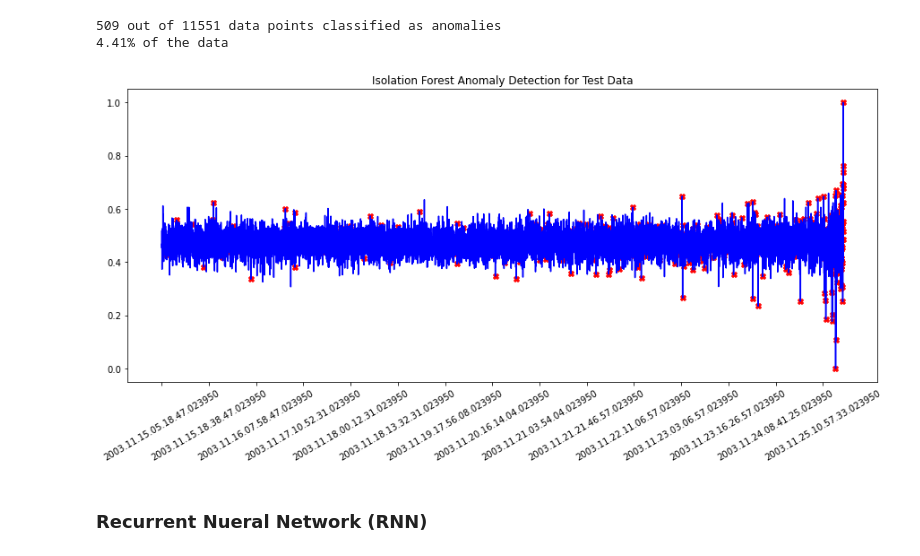
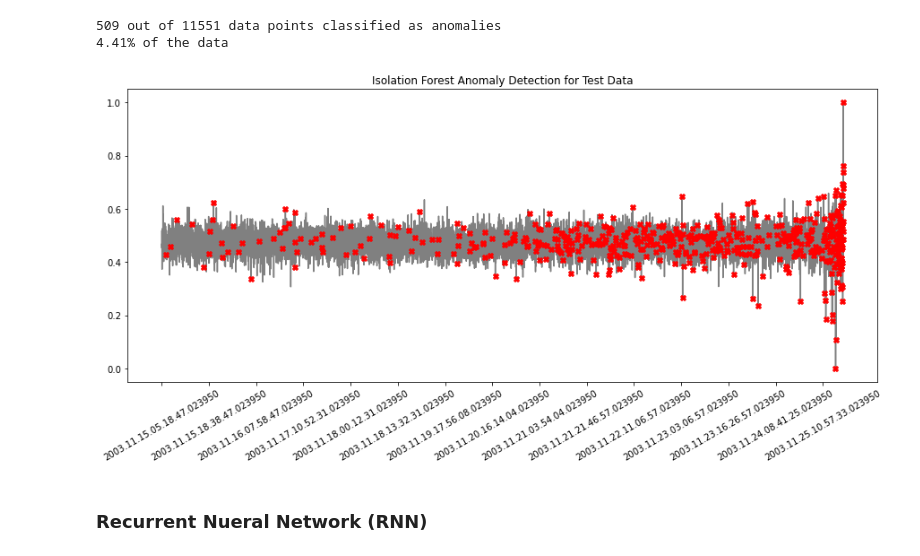
Before and after one commit to 3minuterecord/predictiveMaintenancePortfolio, a Jupyter notebook: Predictive Maintenance.ipynb, the cells around one changed output. Drawn from its saved outputs; the diff is of its cells as text; code cells hidden in the pictures.

```diff
--- a/Predictive Maintenance.ipynb
+++ b/Predictive Maintenance.ipynb
@@ -744,14 +744,14 @@ print(str(round(100 * (num_anomaly_pts / all_test_pts), 2)) + '% of the data')
 # %%
 # Visualisation of anomaly detection throughout time
 fig, ax = plt.subplots(figsize = (15, 6))
 plt.xticks(np.arange(0, df_test.shape[0], 800), fontsize = 10, rotation = 30)
 plt.title('Isolation Forest Anomaly Detection for Test Data')
 a = isfo_out.loc[isfo_out['Prediction'] == 1, ['timestamp', 'B3_c5']] # anomaly
-ax.plot(df_test.index, df_test['B3_c5'], color = 'blue', zorder = 1)
+ax.plot(df_test.index, df_test['B3_c5'], color = 'grey', zorder = 1)
 ax.scatter(a['timestamp'], a['B3_c5'], color ='red', marker = 'X', zorder = 2)
 plt.show()
 # %% [output]
-[figure, old version]
+[figure, new version]
 # %% [markdown]
 ### Recurrent Nueral Network (RNN)
 # %% [markdown]
```
Also changed, not shown: parts of 50 cells of this notebook.
